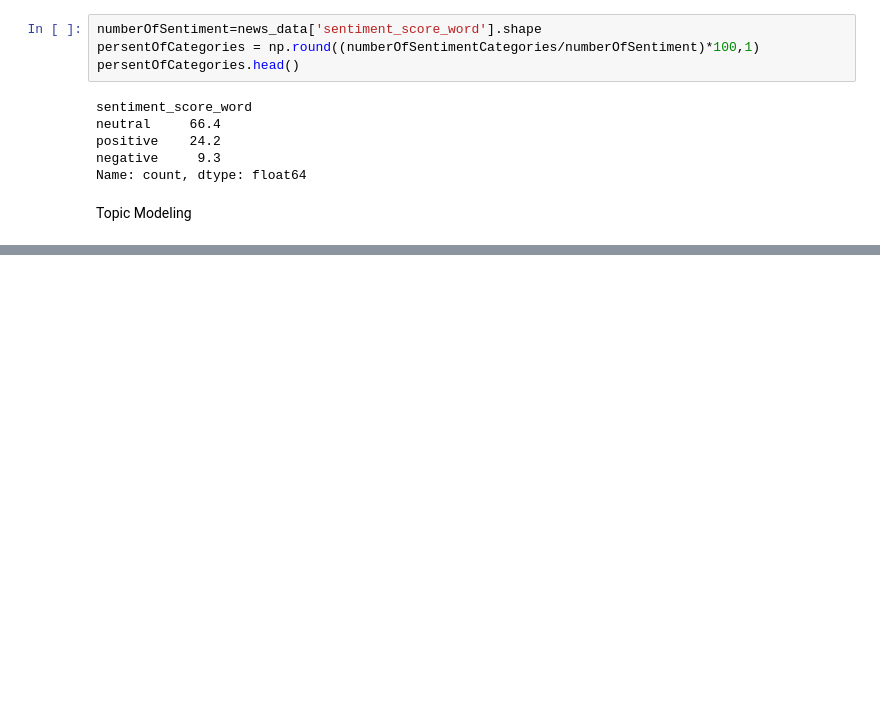
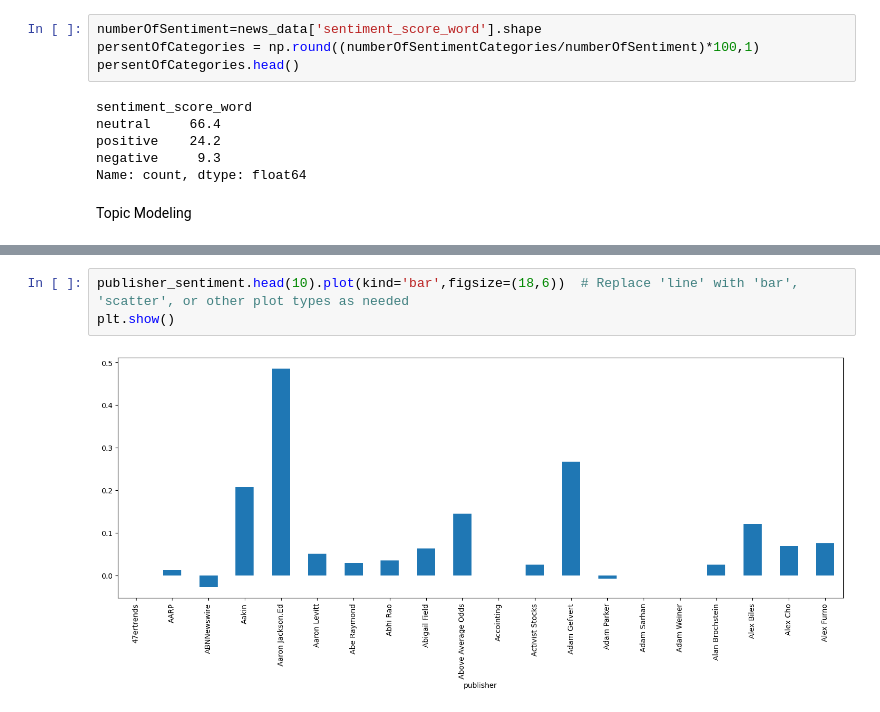
Before and after one commit to hanaDemma/Financial-News-and-Stock-Price-Integration-Analysis-Week-1, a Jupyter notebook: notebooks/newsandStockPrice.ipynb, the cells around one changed output, grey strips where cells are left out. Drawn from its saved outputs; the diff is of its cells as text; blank space fills up the shorter version.

```diff
--- a/notebooks/newsandStockPrice.ipynb
+++ b/notebooks/newsandStockPrice.ipynb
@@ -221,0 +281,5 @@ Topic Modeling
+# %%
+publisher_sentiment.head(10).plot(kind='bar',figsize=(18,6))  # Replace 'line' with 'bar', 'scatter', or other plot types as needed
+plt.show()
+# %% [output]
+[figure, added]
```
Also changed, not shown: parts of 12 cells of this notebook, 2 other files.
